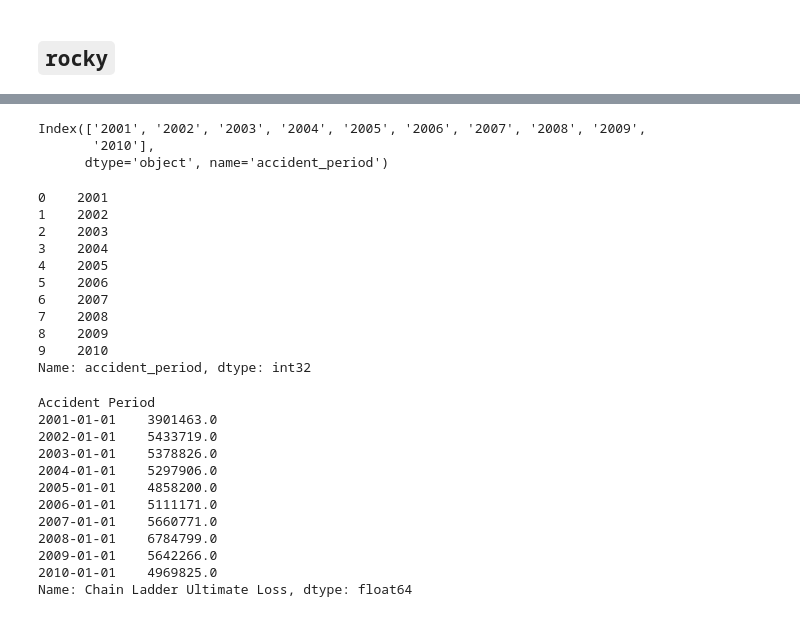
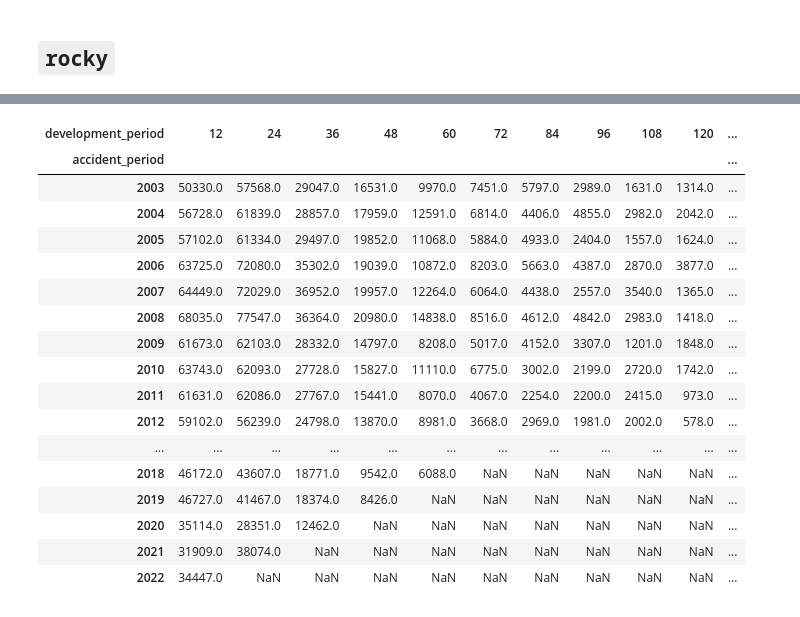
Before and after one commit to rocky-reserving/rocky, a Jupyter notebook: rocky-app/ROCKY Demo.ipynb, the cells around one changed output, grey strips where cells are left out. Drawn from its saved outputs; the diff is of its cells as text; code cells hidden in the pictures.

```diff
--- a/rocky-app/ROCKY Demo.ipynb
+++ b/rocky-app/ROCKY Demo.ipynb
@@ -146,36 +254,21 @@ Index([2001, 2002, 2003, 2004, 2005, 2006, 2007, 2008, 2009, 2010], dtype='int32
 # %%
-r.paid_loss.incr_triangle.astype(float).index
+r.paid_loss.incr_triangle.astype(float).round(0)
 # %% [output]
-Index(['2001', '2002', '2003', '2004', '2005', '2006', '2007', '2008', '2009',
-       '2010'],
-      dtype='object', name='accident_period')
+| development_period | 12 | 24 | 36 | 48 | 60 | 72 | 84 | 96 | 108 | 120 | ... |
+| accident_period |  |  |  |  |  |  |  |  |  |  | ... |
+| 2003 | 50330.0 | 57568.0 | 29047.0 | 16531.0 | 9970.0 | 7451.0 | 5797.0 | 2989.0 | 1631.0 | 1314.0 | ... |
+| 2004 | 56728.0 | 61839.0 | 28857.0 | 17959.0 | 12591.0 | 6814.0 | 4406.0 | 4855.0 | 2982.0 | 2042.0 | ... |
+| 2005 | 57102.0 | 61334.0 | 29497.0 | 19852.0 | 11068.0 | 5884.0 | 4933.0 | 2404.0 | 1557.0 | 1624.0 | ... |
+| 2006 | 63725.0 | 72080.0 | 35302.0 | 19039.0 | 10872.0 | 8203.0 | 5663.0 | 4387.0 | 2870.0 | 3877.0 | ... |
+| 2007 | 64449.0 | 72029.0 | 36952.0 | 19957.0 | 12264.0 | 6064.0 | 4438.0 | 2557.0 | 3540.0 | 1365.0 | ... |
+| 2008 | 68035.0 | 77547.0 | 36364.0 | 20980.0 | 14838.0 | 8516.0 | 4612.0 | 4842.0 | 2983.0 | 1418.0 | ... |
+| 2009 | 61673.0 | 62103.0 | 28332.0 | 14797.0 | 8208.0 | 5017.0 | 4152.0 | 3307.0 | 1201.0 | 1848.0 | ... |
+| 2010 | 63743.0 | 62093.0 | 27728.0 | 15827.0 | 11110.0 | 6775.0 | 3002.0 | 2199.0 | 2720.0 | 1742.0 | ... |
+| 2011 | 61631.0 | 62086.0 | 27767.0 | 15441.0 | 8070.0 | 4067.0 | 2254.0 | 2200.0 | 2415.0 | 973.0 | ... |
+| 2012 | 59102.0 | 56239.0 | 24798.0 | 13870.0 | 8981.0 | 3668.0 | 2969.0 | 1981.0 | 2002.0 | 578.0 | ... |
+| ... | ... | ... | ... | ... | ... | ... | ... | ... | ... | ... | ... |
+| 2018 | 46172.0 | 43607.0 | 18771.0 | 9542.0 | 6088.0 | NaN | NaN | NaN | NaN | NaN | ... |
+| 2019 | 46727.0 | 41467.0 | 18374.0 | 8426.0 | NaN | NaN | NaN | NaN | NaN | NaN | ... |
+| 2020 | 35114.0 | 28351.0 | 12462.0 | NaN | NaN | NaN | NaN | NaN | NaN | NaN | ... |
+| 2021 | 31909.0 | 38074.0 | NaN | NaN | NaN | NaN | NaN | NaN | NaN | NaN | ... |
+| 2022 | 34447.0 | NaN | NaN | NaN | NaN | NaN | NaN | NaN | NaN | NaN | ... |
-# %%
-r.paid_loss.acc.dt.year
-# %% [output]
-0    2001
-1    2002
-2    2003
-3    2004
-4    2005
-5    2006
-6    2007
-7    2008
-8    2009
-9    2010
-Name: accident_period, dtype: int32
-# %%
-# chain ladder ult
-r.paid_loss.ult()
-# %% [output]
-Accident Period
-2001-01-01    3901463.0
-2002-01-01    5433719.0
-2003-01-01    5378826.0
-2004-01-01    5297906.0
-2005-01-01    4858200.0
-2006-01-01    5111171.0
-2007-01-01    5660771.0
-2008-01-01    6784799.0
-2009-01-01    5642266.0
-2010-01-01    4969825.0
-Name: Chain Ladder Ultimate Loss, dtype: float64
```
Also changed, not shown: parts of 52 cells of this notebook, 11 other files.
